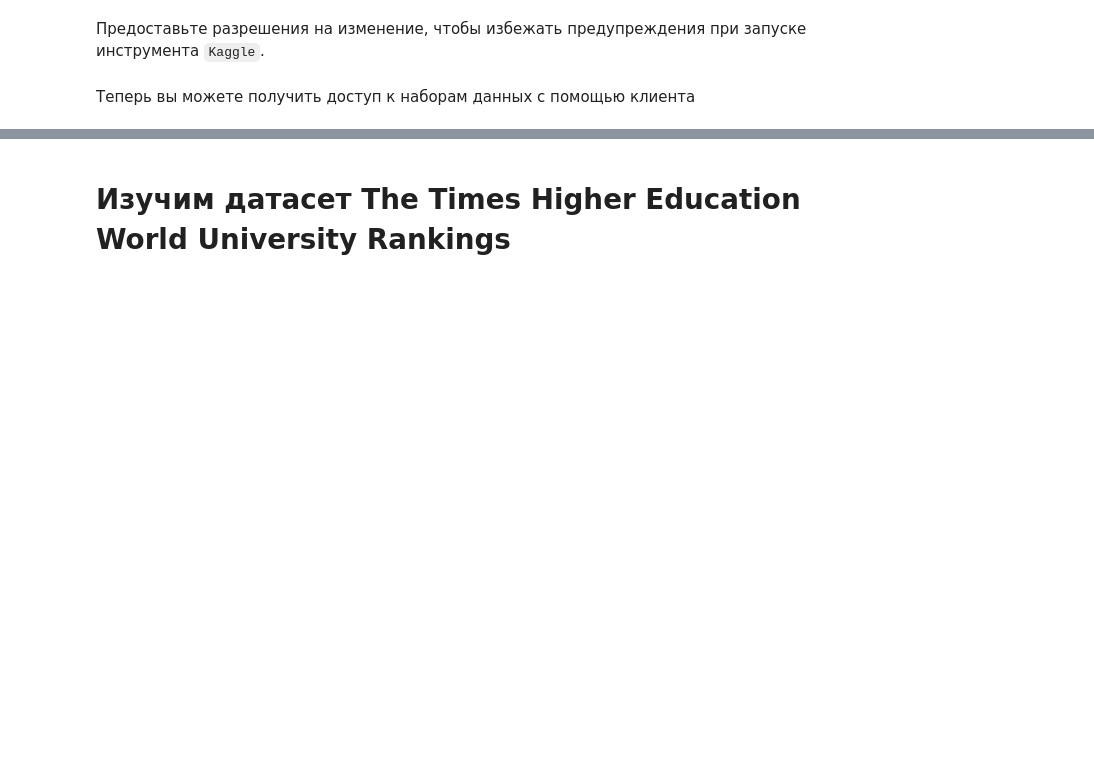
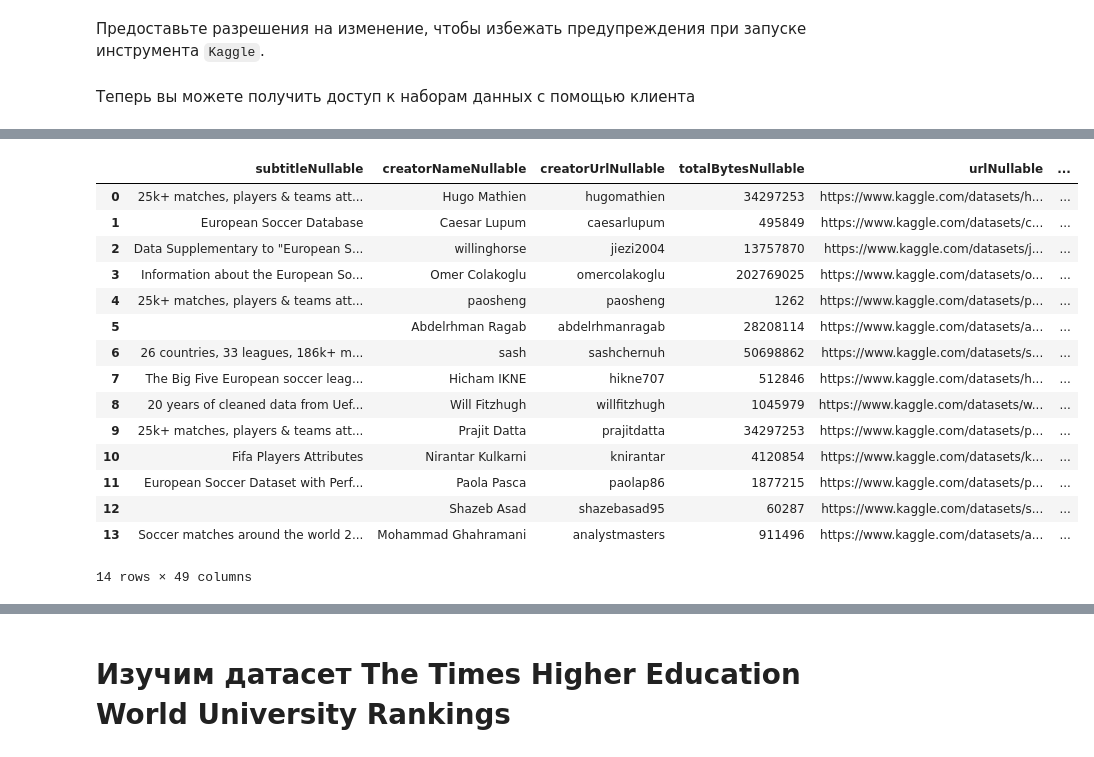
Before and after one commit to AlinaSabitova/Data_analytics_tools-, a Jupyter notebook: ПР6_1_по_вариантам.ipynb, the cells around one changed output, grey strips where cells are left out. Cells and saved outputs as stored; diff of their text form; code cells hidden in the pictures; blank space fills up the shorter version.

```diff
--- a/ПР6_1_по_вариантам.ipynb
+++ b/ПР6_1_по_вариантам.ipynb
@@ -95,5 +118,22 @@ import pandas as pd
 # %%
-datasets = kaggle.api.datasets_list(search="education")
+datasets = kaggle.api.datasets_list(search="European Soccer Database")
 df1=pd.DataFrame(datasets)
 pd.DataFrame(datasets)
+# %% [output]
+|  | subtitleNullable | creatorNameNullable | creatorUrlNullable | totalBytesNullable | urlNullable | ... |
+| 0 | 25k+ matches, players & teams att... | Hugo Mathien | hugomathien | 34297253 | https://www.kaggle.com/datasets/h... | ... |
+| 1 | European Soccer Database | Caesar Lupum | caesarlupum | 495849 | https://www.kaggle.com/datasets/c... | ... |
+| 2 | Data Supplementary to "European S... | willinghorse | jiezi2004 | 13757870 | https://www.kaggle.com/datasets/j... | ... |
+| 3 | Information about the European So... | Omer Colakoglu | omercolakoglu | 202769025 | https://www.kaggle.com/datasets/o... | ... |
+| 4 | 25k+ matches, players & teams att... | paosheng | paosheng | 1262 | https://www.kaggle.com/datasets/p... | ... |
+| 5 |  | Abdelrhman Ragab | abdelrhmanragab | 28208114 | https://www.kaggle.com/datasets/a... | ... |
+| 6 | 26 countries, 33 leagues, 186k+ m... | sash | sashchernuh | 50698862 | https://www.kaggle.com/datasets/s... | ... |
+| 7 | The Big Five European soccer leag... | Hicham IKNE | hikne707 | 512846 | https://www.kaggle.com/datasets/h... | ... |
+| 8 | 20 years of cleaned data from Uef... | Will Fitzhugh | willfitzhugh | 1045979 | https://www.kaggle.com/datasets/w... | ... |
+| 9 | 25k+ matches, players & teams att... | Prajit Datta | prajitdatta | 34297253 | https://www.kaggle.com/datasets/p... | ... |
+| 10 | Fifa Players Attributes | Nirantar Kulkarni | knirantar | 4120854 | https://www.kaggle.com/datasets/k... | ... |
+| 11 | European Soccer Dataset with Perf... | Paola Pasca | paolap86 | 1877215 | https://www.kaggle.com/datasets/p... | ... |
+| 12 |  | Shazeb Asad | shazebasad95 | 60287 | https://www.kaggle.com/datasets/s... | ... |
+| 13 | Soccer matches around the world 2... | Mohammad Ghahramani | analystmasters | 911496 | https://www.kaggle.com/datasets/a... | ... |
+14 rows × 49 columns
 # %%
```
Also changed, not shown: parts of 26 cells of this notebook.
